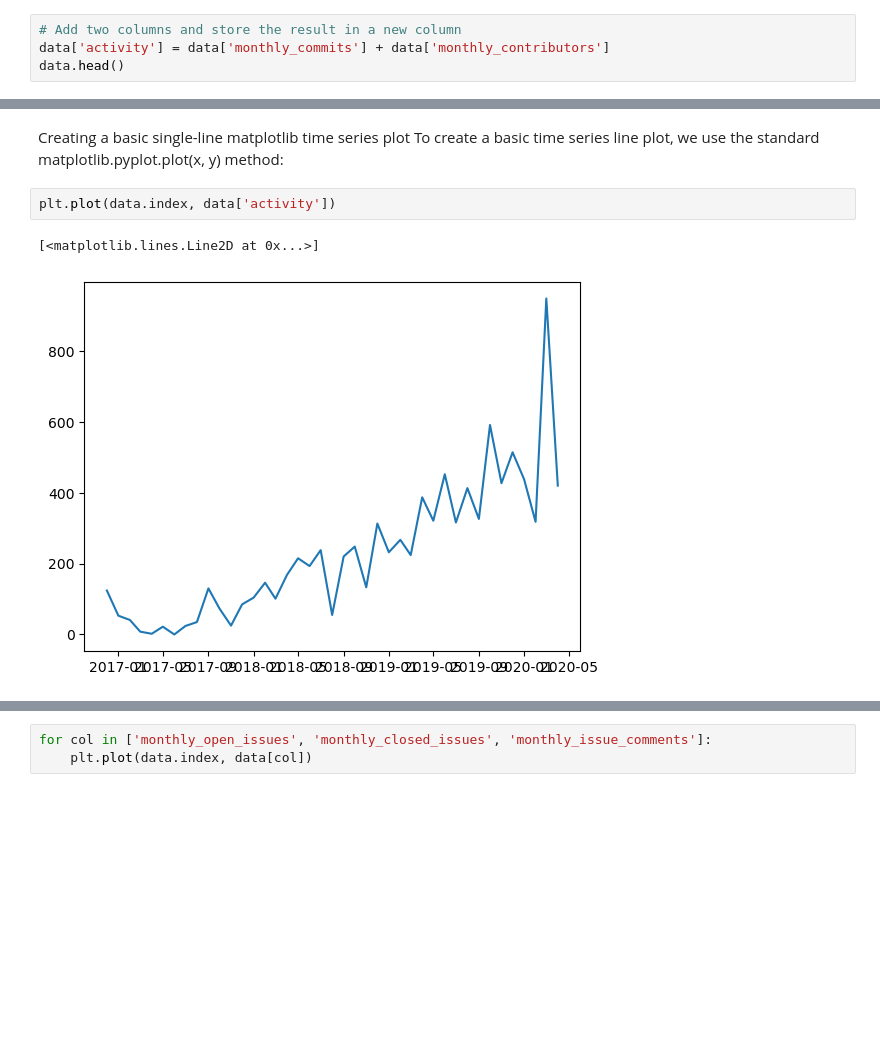
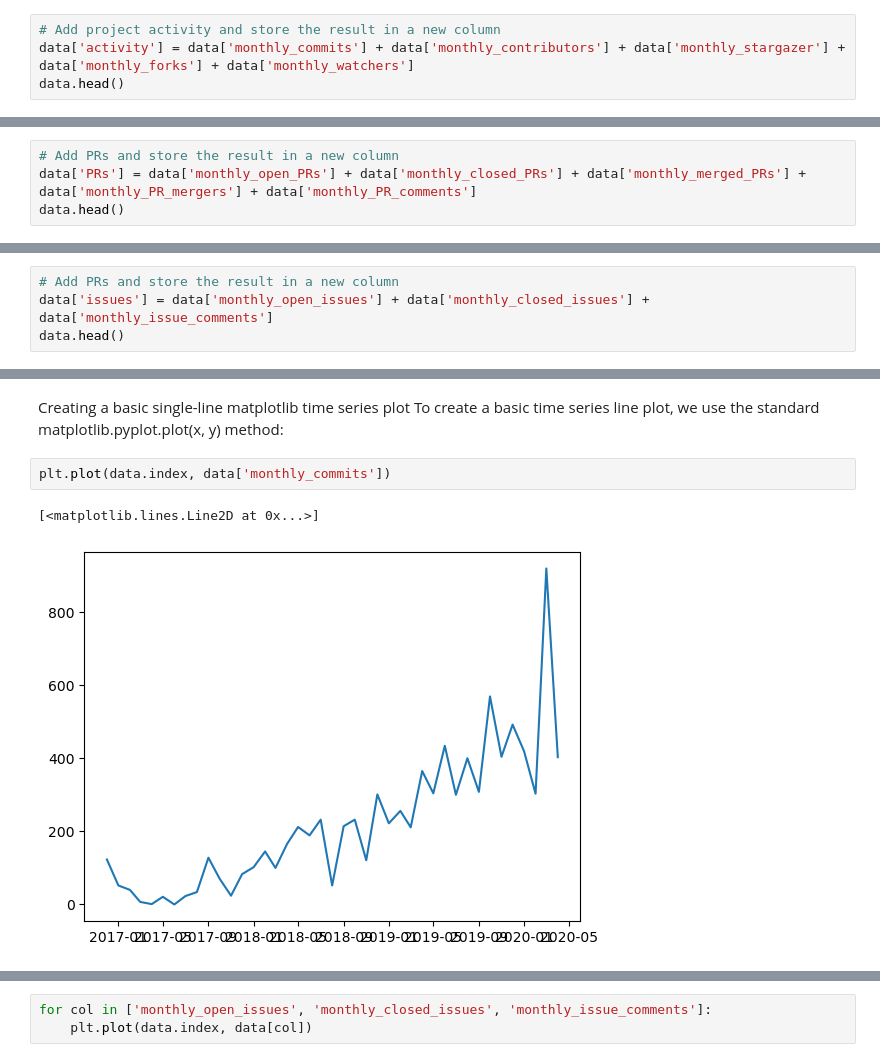
Before and after one commit to yanboyang713/project-health, a Jupyter notebook: main.ipynb, the cells around one changed output, grey strips where cells are left out. Cells and saved outputs as stored; diff of their text form; blank space fills up the shorter version.

```diff
--- a/main.ipynb
+++ b/main.ipynb
@@ -86,6 +176,6 @@ There are 13 features
 # %%
-# Add two columns and store the result in a new column
-data['activity'] = data['monthly_commits'] + data['monthly_contributors']
+# Add project activity and store the result in a new column
+data['activity'] = data['monthly_commits'] + data['monthly_contributors'] + data['monthly_stargazer'] + data['monthly_forks'] + data['monthly_watchers']
 data.head()
 # %% [output]
 |  | monthly_commits | monthly_contributors | monthly_open_PRs | monthly_closed_PRs | monthly_merged_PRs | ... |
@@ -95,3 +185,7 @@ data.head()
 | 2017-02-01 | 40 | 1 | 0 | 0 | 0 | ... |
 | 2017-03-01 | 7 | 1 | 0 | 0 | 0 | ... |
 | 2017-04-01 | 1 | 1 | 0 | 0 | 0 | ... |
+# %%
+# Add PRs and store the result in a new column
+data['PRs'] = data['monthly_open_PRs'] + data['monthly_closed_PRs'] + data['monthly_merged_PRs'] + data['monthly_PR_mergers'] + data['monthly_PR_comments']
+data.head()
@@ -97,0 +200,4 @@ data.head()
+# %%
+# Add PRs and store the result in a new column
+data['issues'] = data['monthly_open_issues'] + data['monthly_closed_issues'] + data['monthly_issue_comments']
+data.head()
@@ -101,7 +215,7 @@ data.head()
 Creating a basic single-line matplotlib time series plot
 To create a basic time series line plot, we use the standard matplotlib.pyplot.plot(x, y) method:
 # %%
-plt.plot(data.index, data['activity'])
+plt.plot(data.index, data['monthly_commits'])
 # %% [output]
 [<matplotlib.lines.Line2D at 0x...>]
-[figure, old version]
+[figure, new version]
```
Also changed, not shown: parts of 58 cells of this notebook.
